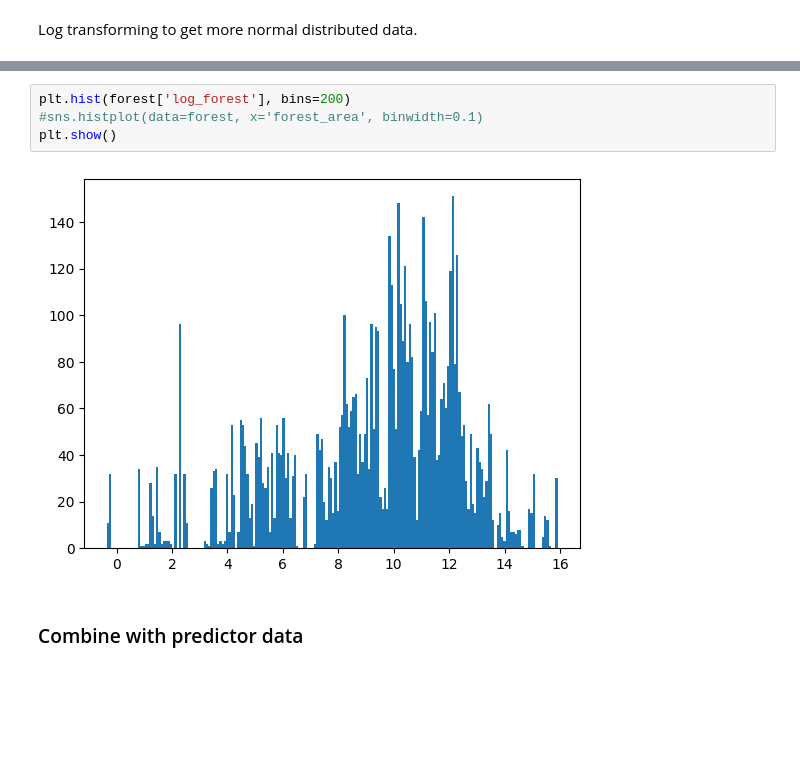
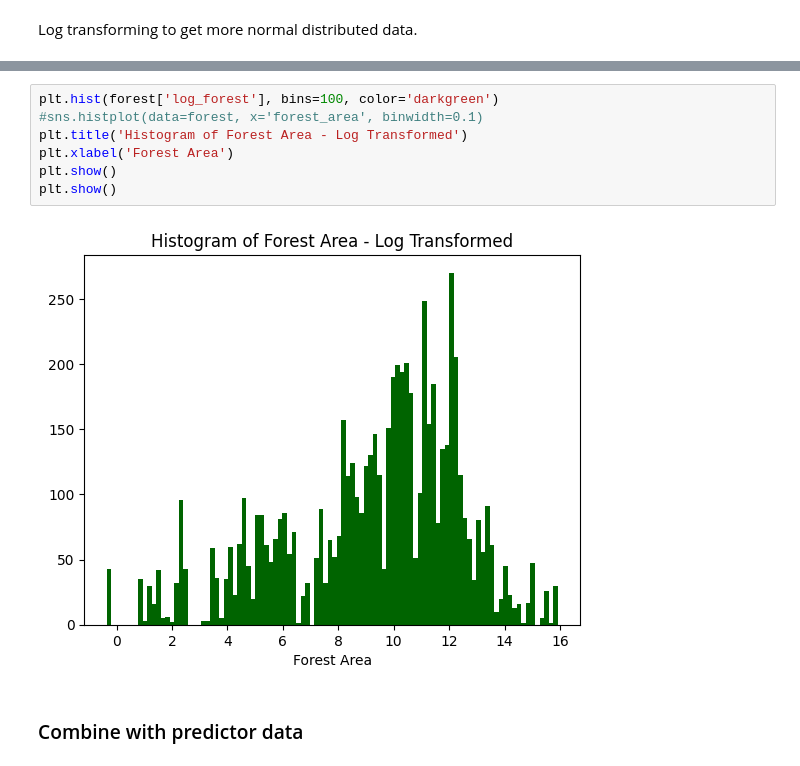
Before and after one commit to marcbarc19/DataScienceExam, a Jupyter notebook: forest-modelling.ipynb, the cells around one changed output, grey strips where cells are left out. Drawn from its saved outputs; the diff is of its cells as text; blank space fills up the shorter version.

```diff
--- a/forest-modelling.ipynb
+++ b/forest-modelling.ipynb
@@ -218,9 +226,12 @@ display(forest)
 # %%
-plt.hist(forest['log_forest'], bins=200)
+plt.hist(forest['log_forest'], bins=100, color='darkgreen')
 #sns.histplot(data=forest, x='forest_area', binwidth=0.1)
+plt.title('Histogram of Forest Area - Log Transformed')
+plt.xlabel('Forest Area')
 plt.show()
+plt.show()
 # %% [output]
-[figure, old version]
+[figure, new version]
 # %% [markdown]
 ### Combine with predictor data
 # %%
```
Also changed, not shown: parts of 60 cells of this notebook.
